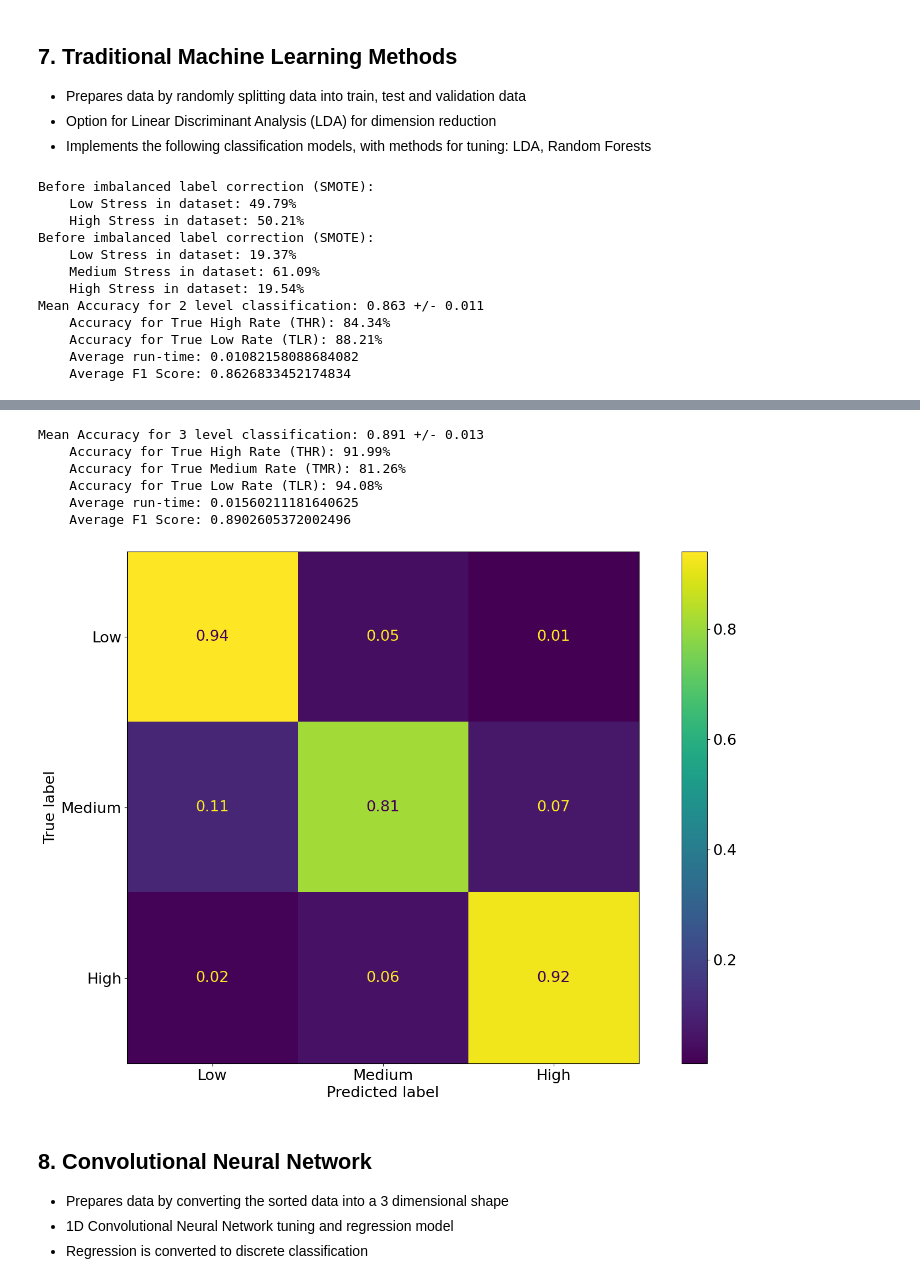
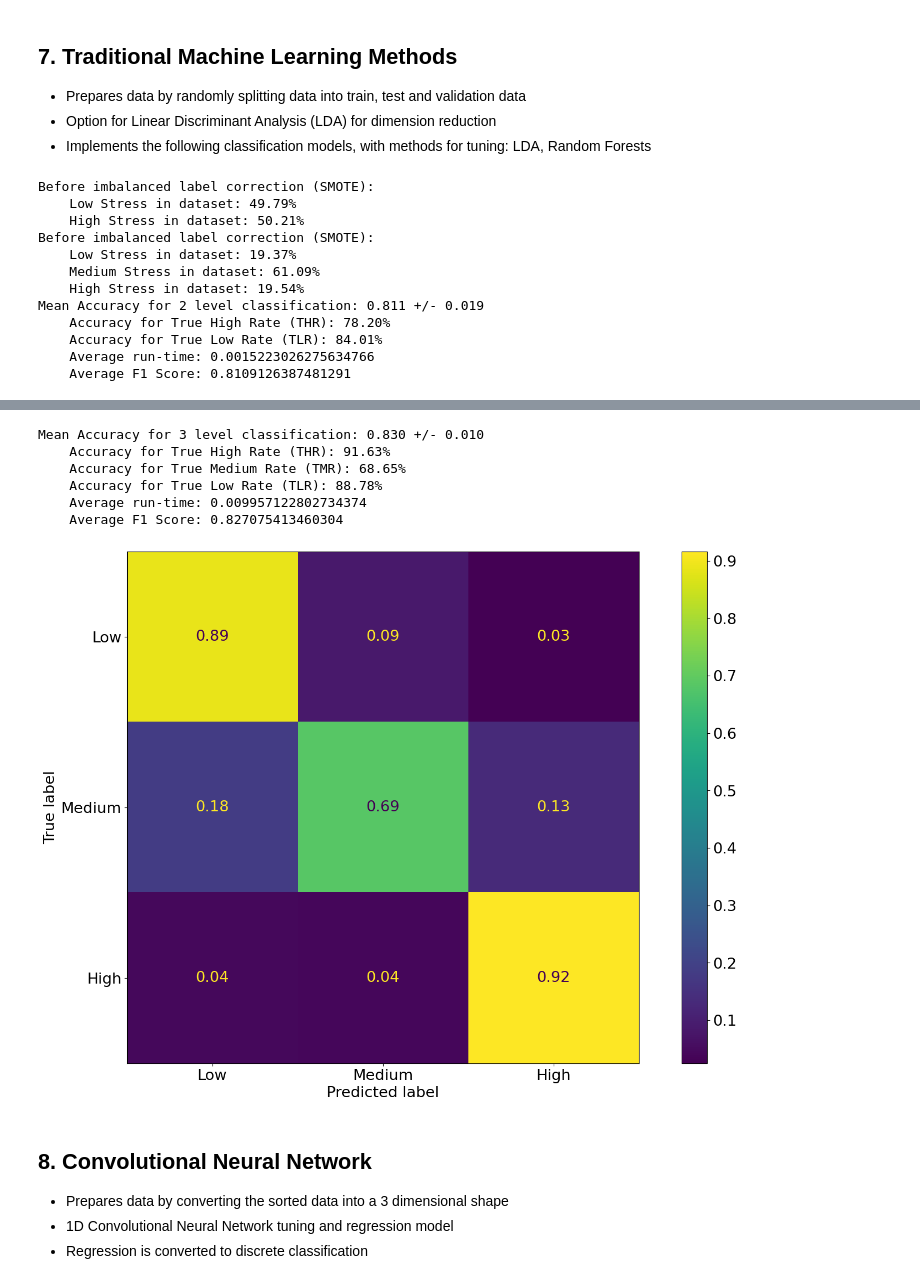
Before and after one commit to WillPowellUk/ECG-Stress-Classifier, a Jupyter notebook: ECG Stress Classifier.ipynb, the cells around one changed output, grey strips where cells are left out. Cells and saved outputs as stored; diff of their text form; code cells hidden in the pictures.

```diff
--- a/ECG Stress Classifier.ipynb
+++ b/ECG Stress Classifier.ipynb
@@ -1023,10 +1024,9 @@ class PlotLearning(Callback):
 # %%
 # Define Traditional Machine Learning class, which implements different linear and non linear classification methods
 class Traditional_ML():
-    def __init__(self, dataset_binary:Dataset, dataset_three_level:Dataset, database, number_of_cores:int=1):
+    def __init__(self, dataset_binary:Dataset, dataset_three_level:Dataset, number_of_cores:int=1):
         self.dataset_binary = dataset_binary
         self.dataset_three_level = dataset_three_level
-        self.database = database
         self.n_jobs = number_of_cores
         self.model = 'RF'
 
@@ -1367,12 +1367,12 @@ selected_features_ECG = Utilities.load_dataframe(f'{dataframe_path}/Feature Sele
 dataset_binary = ML_Utilities.prepare(selected_features_ECG, num_of_labels=2, test_size=0.30, n_splits=5, normalise=True)
 dataset_three_level = ML_Utilities.prepare(selected_features_ECG, num_of_labels=3, test_size=0.30, n_splits=5, normalise=True)
 
-tml = Traditional_ML(dataset_binary, dataset_three_level, DATABASE, number_of_cores=1)
+tml = Traditional_ML(dataset_binary, dataset_three_level, number_of_cores=1)
 
 # 'NB' for Naive Bayes
 # 'SVM' for Support Vector Machine
 # 'RF' for Random Forest
-tml.model = 'RF'
+tml.model = 'SVM'
 # tml.tune()
 tml.classify()
 # %% [output]
@@ -1383,8 +1383,8 @@ Before imbalanced label correction (SMOTE):
     Low Stress in dataset: 19.37%
     Medium Stress in dataset: 61.09%
     High Stress in dataset: 19.54%
-Mean Accuracy for 2 level classification: 0.863 +/- 0.011
-    Accuracy for True High Rate (THR): 84.34%
-    Accuracy for True Low Rate (TLR): 88.21%
-    Average run-time: 0.01082158088684082
-    Average F1 Score: 0.8626833452174834
+Mean Accuracy for 2 level classification: 0.811 +/- 0.019
+    Accuracy for True High Rate (THR): 78.20%
+    Accuracy for True Low Rate (TLR): 84.01%
+    Average run-time: 0.0015223026275634766
+    Average F1 Score: 0.8109126387481291
@@ -1392,10 +1392,10 @@ Mean Accuracy for 2 level classification: 0.863 +/- 0.011
-Mean Accuracy for 3 level classification: 0.891 +/- 0.013
-    Accuracy for True High Rate (THR): 91.99%
-    Accuracy for True Medium Rate (TMR): 81.26%
-    Accuracy for True Low Rate (TLR): 94.08%
-    Average run-time: 0.01560211181640625
-    Average F1 Score: 0.8902605372002496
+Mean Accuracy for 3 level classification: 0.830 +/- 0.010
+    Accuracy for True High Rate (THR): 91.63%
+    Accuracy for True Medium Rate (TMR): 68.65%
+    Accuracy for True Low Rate (TLR): 88.78%
+    Average run-time: 0.009957122802734374
+    Average F1 Score: 0.827075413460304
-[figure, old version]
+[figure, new version]
 # %% [markdown]
 ## 8. Convolutional Neural Network
 * Prepares data by converting the sorted data into a 3 dimensional shape
```
Also changed, not shown: parts of 5 cells of this notebook.
